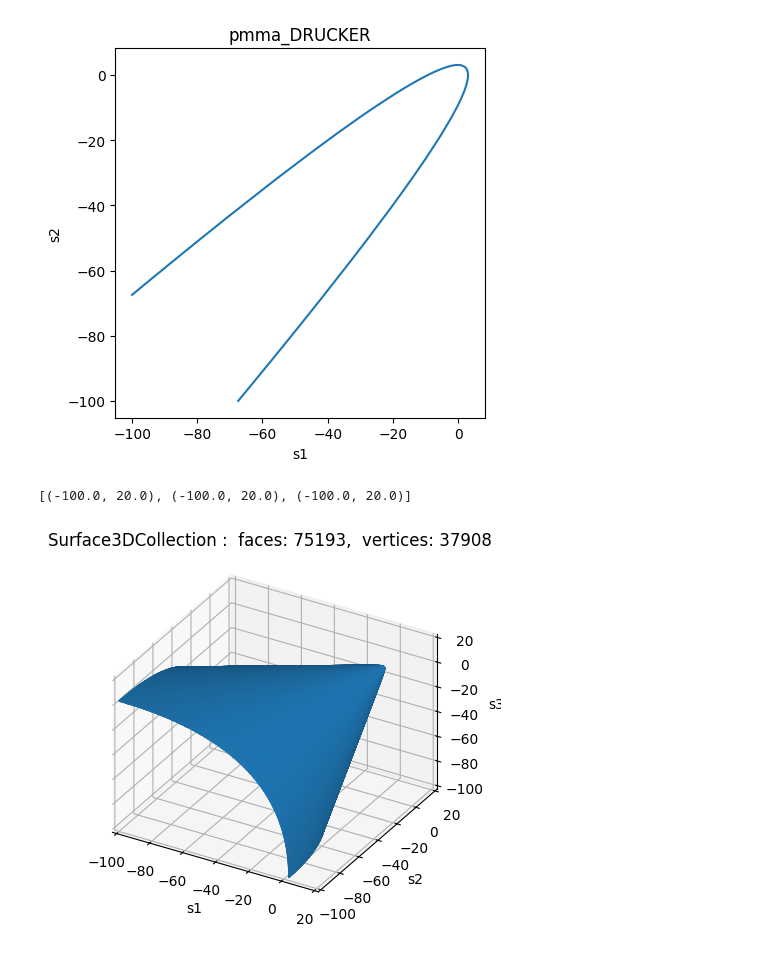
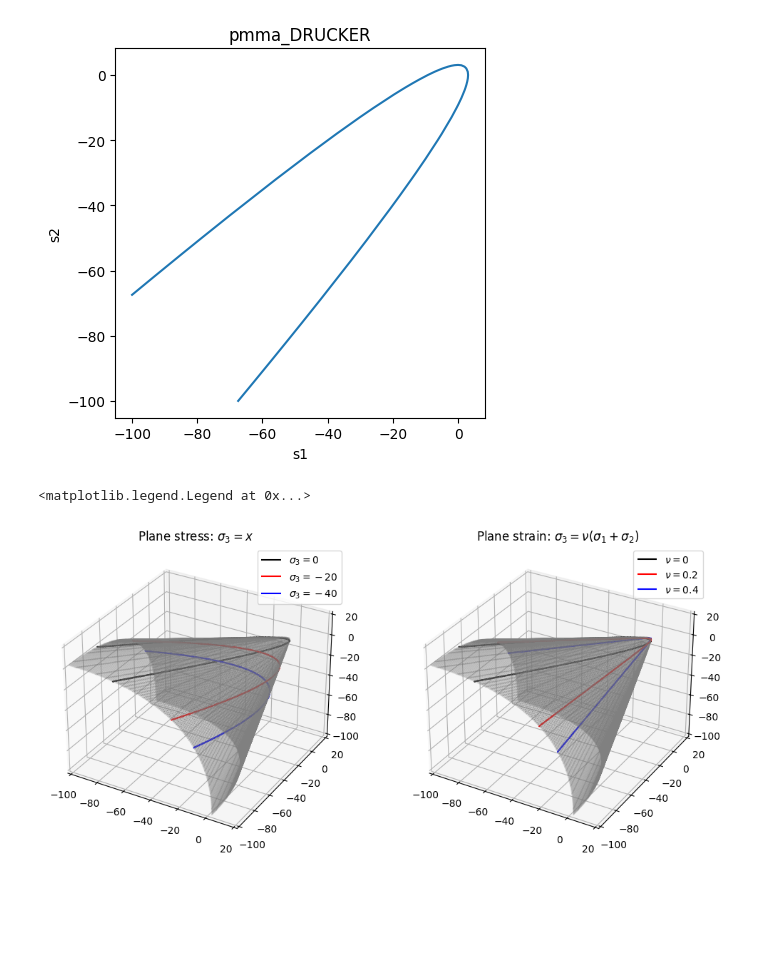
Before and after one commit to lyyc199586/cm-vis, a Jupyter notebook: examples/strength_plot.ipynb, the cells around one changed output. Cells and saved outputs as stored; diff of their text form; code cells hidden in the pictures; blank space fills up the shorter version.

```diff
--- a/examples/strength_plot.ipynb
+++ b/examples/strength_plot.ipynb
@@ -26,23 +26,48 @@ surface.gen(data_dir=data_dir)
 # %% [output]
 Saved to: ../data/strength//ss_pmma_DRUCKER_props[3.08, 9.24]_srange[-100, 100, 201].npy
 [figure]
-# %%
-# 3D iso surface
-import glob
-import matplotlib.pyplot as plt
-from cm_vis.strength.plot import SurfacePlotter
-
-data_dir = "../data/strength/"
-ss = glob.glob(data_dir + "*drucker*.npy")
-
-plotter = SurfacePlotter(ss[0])
-ax = plotter.plot(alpha=0.3)
-
-minmax = [-100, 20]
-ax.set(xlim=minmax, ylim=minmax, zlim=minmax)
-# %% [output]
-[(-100.0, 20.0), (-100.0, 20.0), (-100.0, 20.0)]
-[figure, removed]
+# %%
+# 3D iso surface
+import glob
+import matplotlib.pyplot as plt
+import s3dlib.surface as s3d
+from cm_vis.strength.plot import SurfacePlotter
+
+data_dir = "../data/strength/"
+ss = glob.glob(data_dir + "*drucker*.npy")
+
+fig, (ax1, ax2) = plt.subplots(1, 2, figsize=(12, 6), subplot_kw={"projection": "3d"})
+
+minmax = [-100, 20]
+
+# ax1
+plotter1 = SurfacePlotter(ss[0])
+surf1 = plotter1.get_surf(alpha=0.1, color="grey")
+c0 = surf1.contourLines(-0.001, coor="p", direction=[0, 0, 1], color="k", name="$\\sigma_3 = 0$")
+c1 = surf1.contourLines(-20.001, coor="p", direction=[0, 0, 1], color="r", name="$\\sigma_3 = -20$")
+c2 = surf1.contourLines(-40.001, coor="p", direction=[0, 0, 1], color="b", name="$\\sigma_3 = -40$")
+ax1.add_collection3d(surf1)
+ax1.add_collection3d(c0)
+ax1.add_collection3d(c1)
+ax1.add_collection3d(c2)
+ax1.set(xlim=minmax, ylim=minmax, zlim=minmax, title="Plane stress: $\\sigma_3 = x$")
+ax1.legend()
+
+# ax2
+plotter2 = SurfacePlotter(ss[0])
+surf2 = plotter2.get_surf(alpha=0.1, color="grey")
+c0 = surf2.contourLines(-0.001, coor="p", direction=[0, 0, 1], color="k", name="$\\nu=0$")
+c1 = surf2.contourLines(-0.001, coor="p", direction=[-0.2, -0.2, 1], color="r", name="$\\nu=0.2$")
+c2 = surf2.contourLines(-0.001, coor="p", direction=[-0.4, -0.4, 1], color="b", name="$\\nu=0.4$")
+ax2.add_collection3d(surf2)
+ax2.add_collection3d(c0)
+ax2.add_collection3d(c1)
+ax2.add_collection3d(c2)
+ax2.set(xlim=minmax, ylim=minmax, zlim=minmax, title="Plane strain: $\\sigma_3=\\nu (\\sigma_1+ \\sigma_2)$")
+ax2.legend()
+# %% [output]
+<matplotlib.legend.Legend at 0x...>
+[figure, added]
 # %%
 # 2D plane stress, and 2D plane strain
 import glob
```
Also changed, not shown: parts of 1 cell of this notebook, 1 other file.
